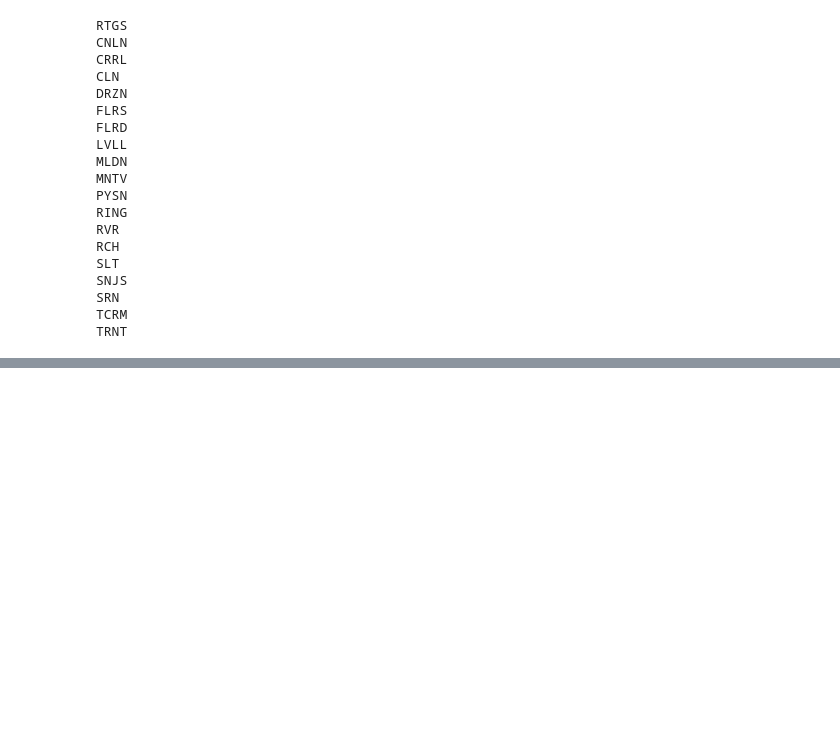
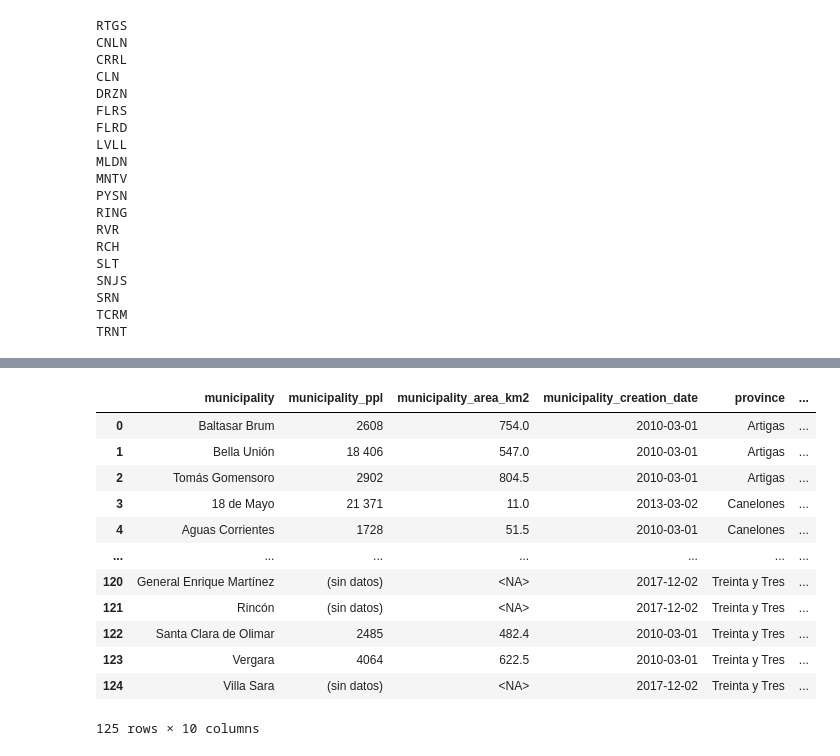
Before and after one commit to Tetfretguru/myroots, a Jupyter notebook: notebooks/lab.ipynb, the cells around one changed output, grey strips where cells are left out. Saved outputs shown, nothing was run; the diff lists cells and outputs as text; code cells hidden in the pictures; blank space fills up the shorter version.

```diff
--- a/notebooks/lab.ipynb
+++ b/notebooks/lab.ipynb
@@ -228,3 +233,6 @@ SNJS
 SRN
 TCRM
 TRNT
+# %%
+dft = tuy.transform(divisions, municipalities)
+dft
@@ -230,0 +255,29 @@ TRNT
+# %%
+dft["municipality_area_km2"] = (
+    dft["municipality_area_km2"]
+    .replace(r"\s+km.*", " ", regex=True)
+    .replace(r"\(sin\sdatos\)", pd.NA, regex=True)
+    .replace(r"\,", ".", regex=True)
+    .str.split()
+)
+dft.loc[dft["municipality_area_km2"].notna(), "municipality_area_km2"] = (
+    dft
+    .loc[dft["municipality_area_km2"].notna(), "municipality_area_km2"]
+    .apply(lambda m: m[0])
+    .apply(float)
+)
+dft
+# %% [output]
+|  | municipality | municipality_ppl | municipality_area_km2 | municipality_creation_date | province | ... |
+| 0 | Baltasar Brum | 2608 | 754.0 | 2010-03-01 | Artigas | ... |
+| 1 | Bella Unión | 18 406 | 547.0 | 2010-03-01 | Artigas | ... |
+| 2 | Tomás Gomensoro | 2902 | 804.5 | 2010-03-01 | Artigas | ... |
+| 3 | 18 de Mayo | 21 371 | 11.0 | 2013-03-02 | Canelones | ... |
+| 4 | Aguas Corrientes | 1728 | 51.5 | 2010-03-01 | Canelones | ... |
+| ... | ... | ... | ... | ... | ... | ... |
+| 120 | General Enrique Martínez | (sin datos) | <NA> | 2017-12-02 | Treinta y Tres | ... |
+| 121 | Rincón | (sin datos) | <NA> | 2017-12-02 | Treinta y Tres | ... |
+| 122 | Santa Clara de Olimar | 2485 | 482.4 | 2010-03-01 | Treinta y Tres | ... |
+| 123 | Vergara | 4064 | 622.5 | 2010-03-01 | Treinta y Tres | ... |
+| 124 | Villa Sara | (sin datos) | <NA> | 2017-12-02 | Treinta y Tres | ... |
+125 rows × 10 columns
```
Also changed, not shown: parts of 5 cells of this notebook, 1 other file.
